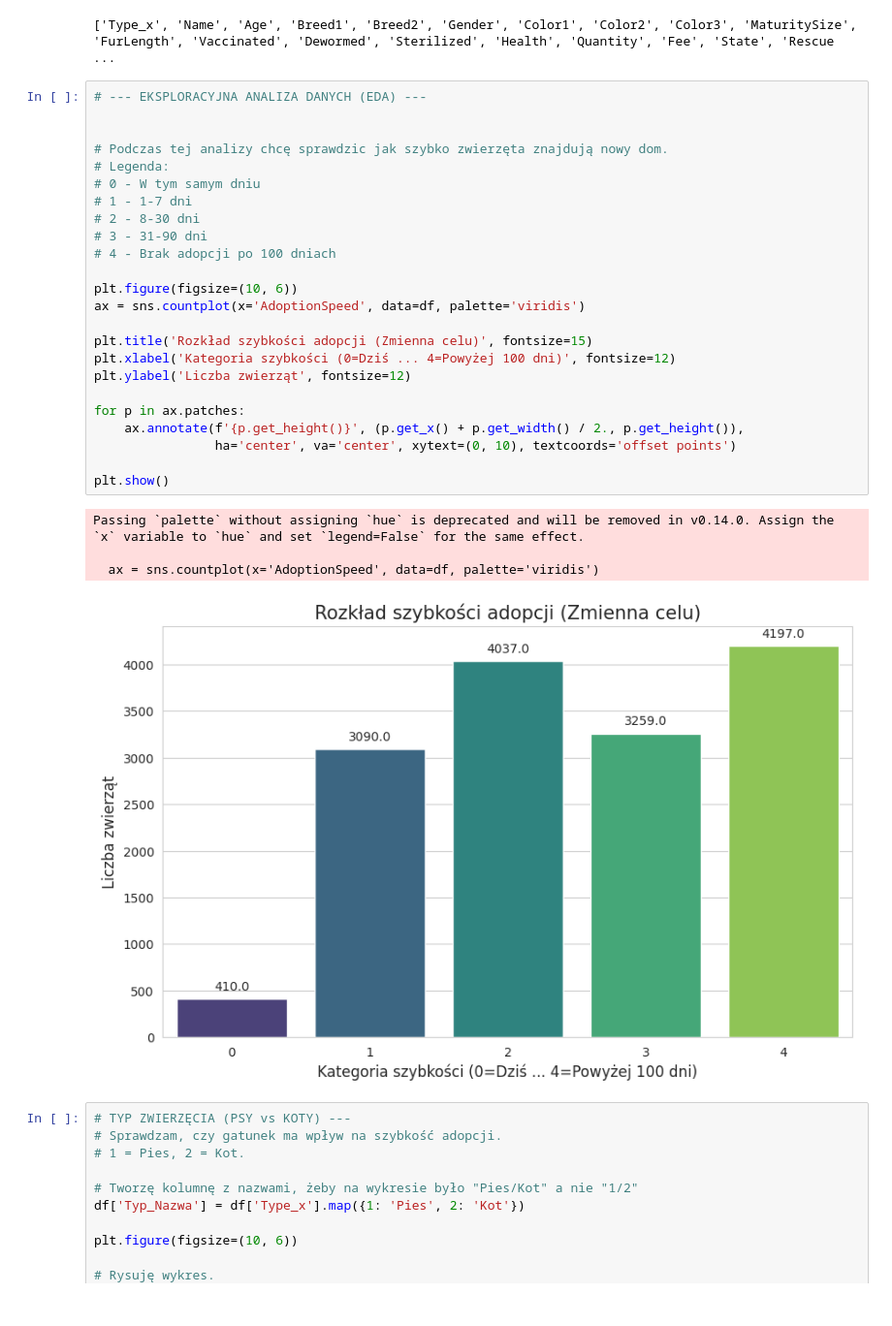
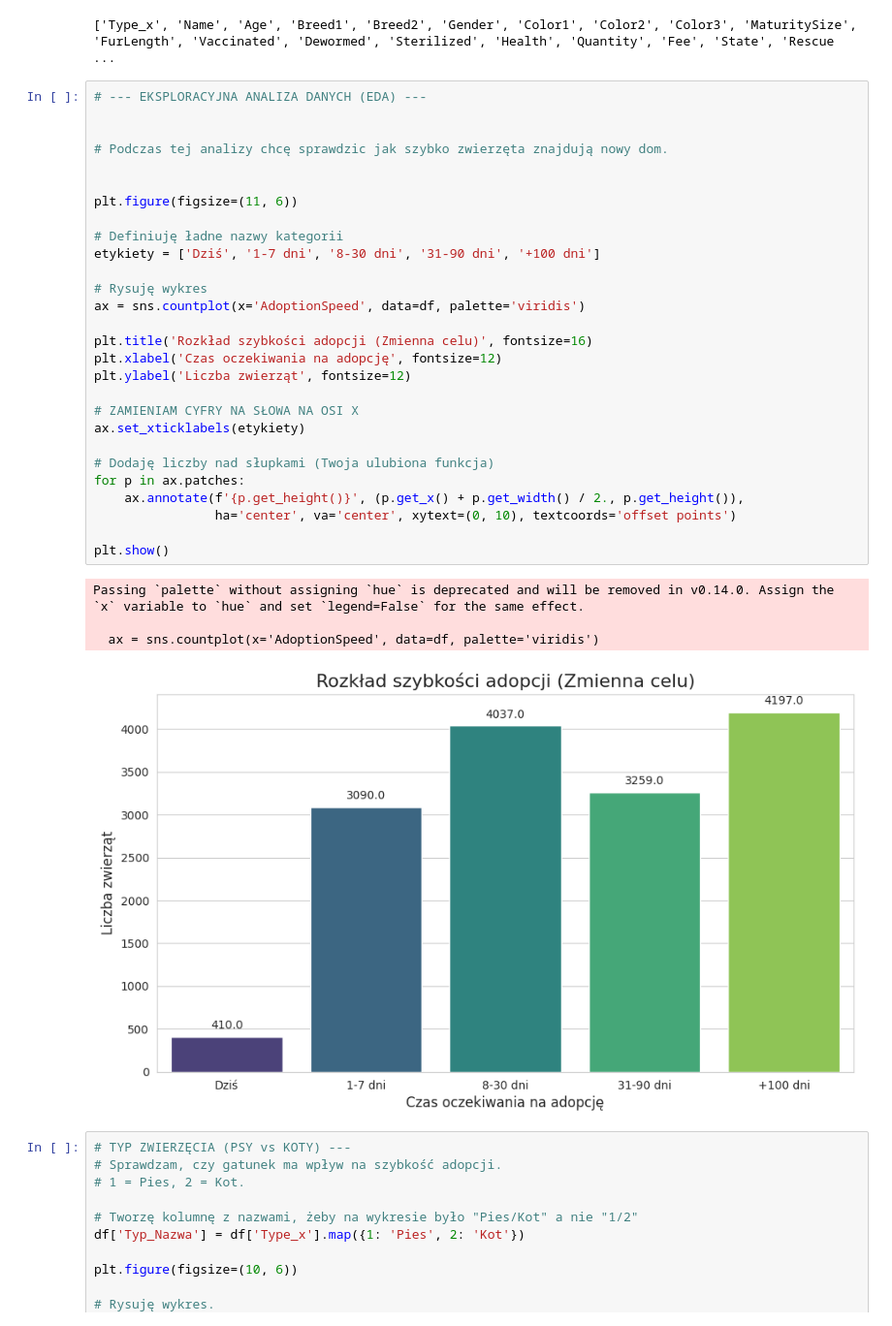
Before and after one commit to trozmarynowski/Projekt-Zaliczeniony-Merito, a Jupyter notebook: Untitled85.ipynb, the cells around one changed output. Shown at 97% size. Saved outputs shown, nothing was run; the diff lists cells and outputs as text.

```diff
--- a/Untitled85.ipynb
+++ b/Untitled85.ipynb
@@ -64,32 +64,36 @@ print(df.columns.tolist())
 # %%
 # --- EKSPLORACYJNA ANALIZA DANYCH (EDA) ---
 
 
 # Podczas tej analizy chcę sprawdzic jak szybko zwierzęta znajdują nowy dom.
-# Legenda:
-# 0 - W tym samym dniu
-# 1 - 1-7 dni
-# 2 - 8-30 dni
-# 3 - 31-90 dni
-# 4 - Brak adopcji po 100 dniach
 
-plt.figure(figsize=(10, 6))
+
+plt.figure(figsize=(11, 6))
+
+# Definiuję ładne nazwy kategorii
+etykiety = ['Dziś', '1-7 dni', '8-30 dni', '31-90 dni', '+100 dni']
+
+# Rysuję wykres
 ax = sns.countplot(x='AdoptionSpeed', data=df, palette='viridis')
 
-plt.title('Rozkład szybkości adopcji (Zmienna celu)', fontsize=15)
-plt.xlabel('Kategoria szybkości (0=Dziś ... 4=Powyżej 100 dni)', fontsize=12)
+plt.title('Rozkład szybkości adopcji (Zmienna celu)', fontsize=16)
+plt.xlabel('Czas oczekiwania na adopcję', fontsize=12)
 plt.ylabel('Liczba zwierząt', fontsize=12)
 
+# ZAMIENIAM CYFRY NA SŁOWA NA OSI X
+ax.set_xticklabels(etykiety)
+
+# Dodaję liczby nad słupkami (Twoja ulubiona funkcja)
 for p in ax.patches:
     ax.annotate(f'{p.get_height()}', (p.get_x() + p.get_width() / 2., p.get_height()),
                 ha='center', va='center', xytext=(0, 10), textcoords='offset points')
 
 plt.show()
 # %% [output]
 Passing `palette` without assigning `hue` is deprecated and will be removed in v0.14.0. Assign the `x` variable to `hue` and set `legend=False` for the same effect.
 
   ax = sns.countplot(x='AdoptionSpeed', data=df, palette='viridis')
-[figure, old version]
+[figure, new version]
 # %%
 # TYP ZWIERZĘCIA (PSY vs KOTY) ---
 # Sprawdzam, czy gatunek ma wpływ na szybkość adopcji.
```
